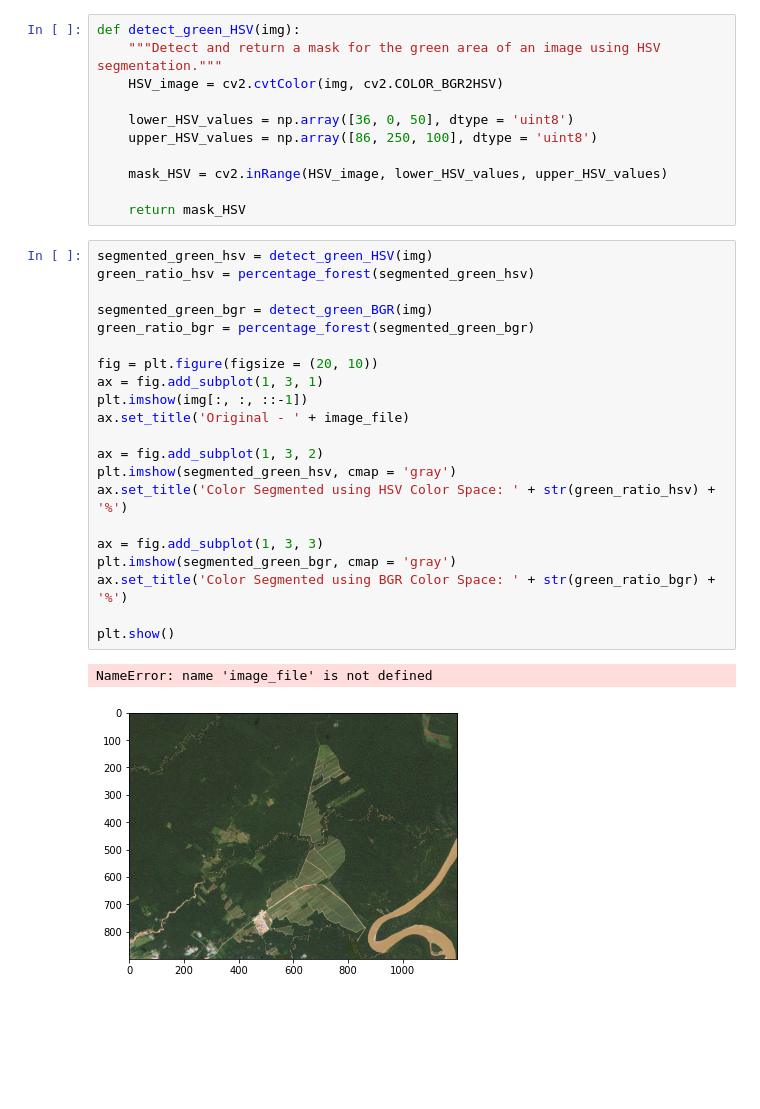
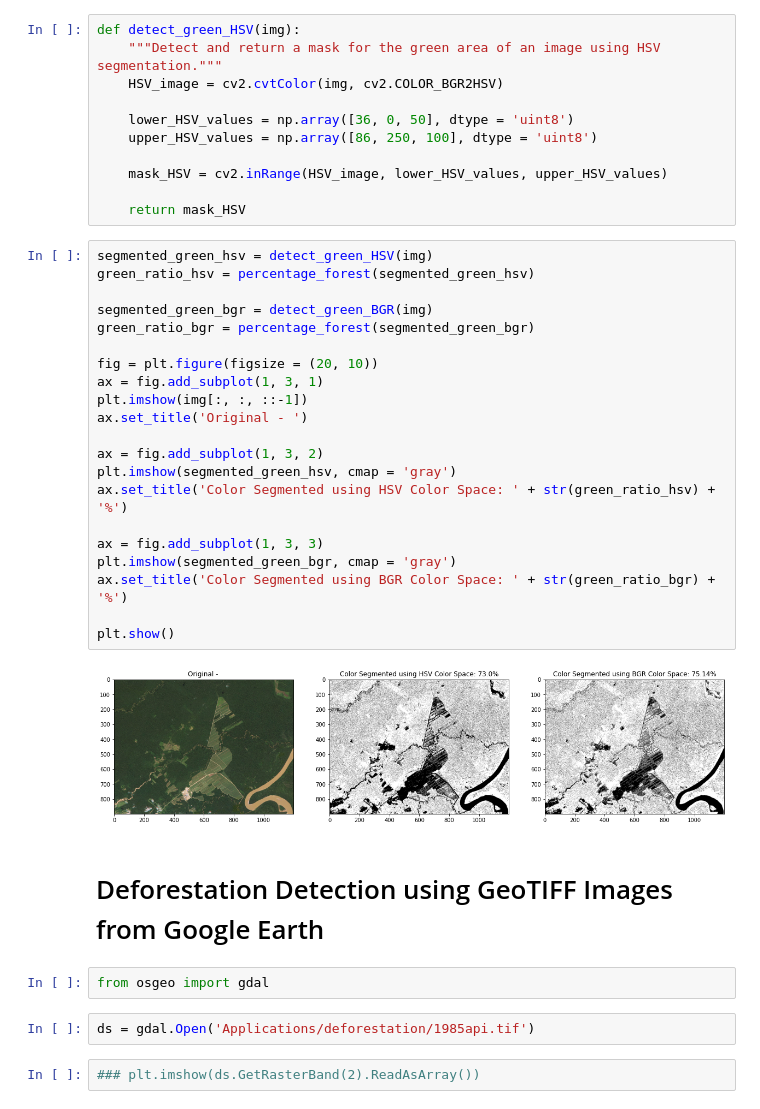
Before and after one commit to chinmaydas96/OpenCV-for-Beginner, a Jupyter notebook: Module-3-Histogram-Segmentation/Test-Application.ipynb, the cells around one changed output. Saved outputs shown, nothing was run; the diff lists cells and outputs as text; blank space fills up the shorter version.

```diff
--- a/Module-3-Histogram-Segmentation/Test-Application.ipynb
+++ b/Module-3-Histogram-Segmentation/Test-Application.ipynb
@@ -153,24 +153,31 @@ def detect_green_HSV(img):
 # %%
 segmented_green_hsv = detect_green_HSV(img)
 green_ratio_hsv = percentage_forest(segmented_green_hsv)
 
 segmented_green_bgr = detect_green_BGR(img)
 green_ratio_bgr = percentage_forest(segmented_green_bgr)
 
 fig = plt.figure(figsize = (20, 10))
 ax = fig.add_subplot(1, 3, 1)
 plt.imshow(img[:, :, ::-1])
-ax.set_title('Original - ' + image_file)
+ax.set_title('Original - ')
 
 ax = fig.add_subplot(1, 3, 2)
 plt.imshow(segmented_green_hsv, cmap = 'gray')
 ax.set_title('Color Segmented using HSV Color Space: ' + str(green_ratio_hsv) + '%')
 
 ax = fig.add_subplot(1, 3, 3)
 plt.imshow(segmented_green_bgr, cmap = 'gray')
 ax.set_title('Color Segmented using BGR Color Space: ' + str(green_ratio_bgr) + '%')
 
 plt.show()
 # %% [output]
-NameError: name 'image_file' is not defined
-[figure, old version]
+[figure, new version]
+# %% [markdown]
+# Deforestation Detection using GeoTIFF Images from Google Earth
+# %%
+from osgeo import gdal
+# %%
+ds = gdal.Open('Applications/deforestation/1985api.tif')
+# %%
+### plt.imshow(ds.GetRasterBand(2).ReadAsArray())
```
Also changed, not shown: parts of 1 cell of this notebook, 5 other files.
